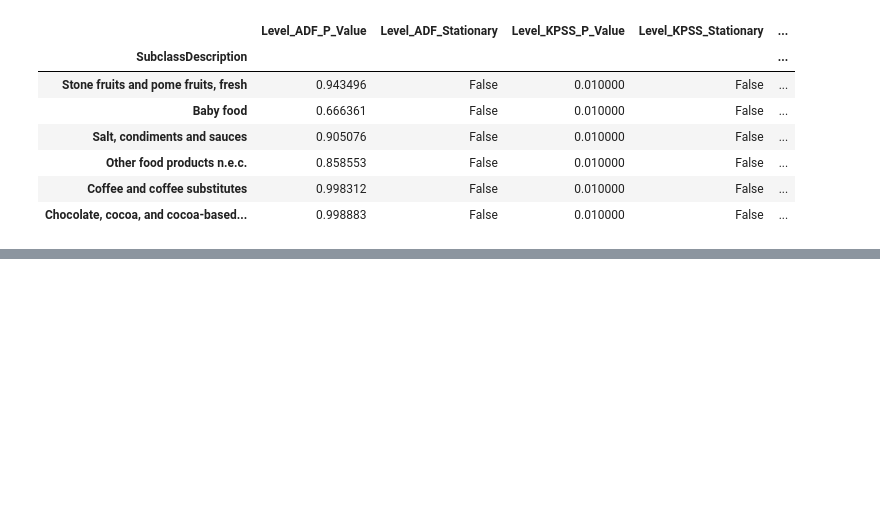
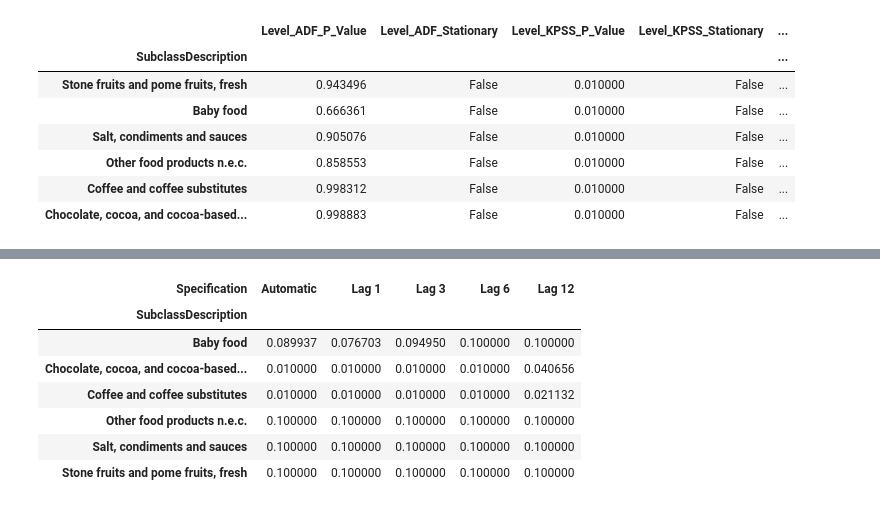
Before and after one commit to MasindiManaga/ERPT_ML_Research, a Jupyter notebook: notebooks/06_Econometric_Modelling.ipynb, the cells around one changed output, grey strips where cells are left out. Cells and saved outputs as stored; diff of their text form; code cells hidden in the pictures; blank space fills up the shorter version.

```diff
--- a/notebooks/06_Econometric_Modelling.ipynb
+++ b/notebooks/06_Econometric_Modelling.ipynb
@@ -514,0 +682,22 @@ food_price_series_for_review
+# %%
+# display KPSS p-values across bandwidths
+kpss_robustness_p_values = (
+    kpss_robustness_results
+    .pivot(
+        index="SubclassDescription",
+        columns="Specification",
+        values="KPSS_P_Value"
+    )
+    .reindex(columns=kpss_specifications.keys())
+)
+
+kpss_robustness_p_values
+# %% [output]
+| Specification | Automatic | Lag 1 | Lag 3 | Lag 6 | Lag 12 |
+| SubclassDescription |  |  |  |  |  |
+| Baby food | 0.089937 | 0.076703 | 0.094950 | 0.100000 | 0.100000 |
+| Chocolate, cocoa, and cocoa-based... | 0.010000 | 0.010000 | 0.010000 | 0.010000 | 0.040656 |
+| Coffee and coffee substitutes | 0.010000 | 0.010000 | 0.010000 | 0.010000 | 0.021132 |
+| Other food products n.e.c. | 0.100000 | 0.100000 | 0.100000 | 0.100000 | 0.100000 |
+| Salt, condiments and sauces | 0.100000 | 0.100000 | 0.100000 | 0.100000 | 0.100000 |
+| Stone fruits and pome fruits, fresh | 0.100000 | 0.100000 | 0.100000 | 0.100000 | 0.100000 |
```
Also changed, not shown: parts of 13 cells of this notebook.
